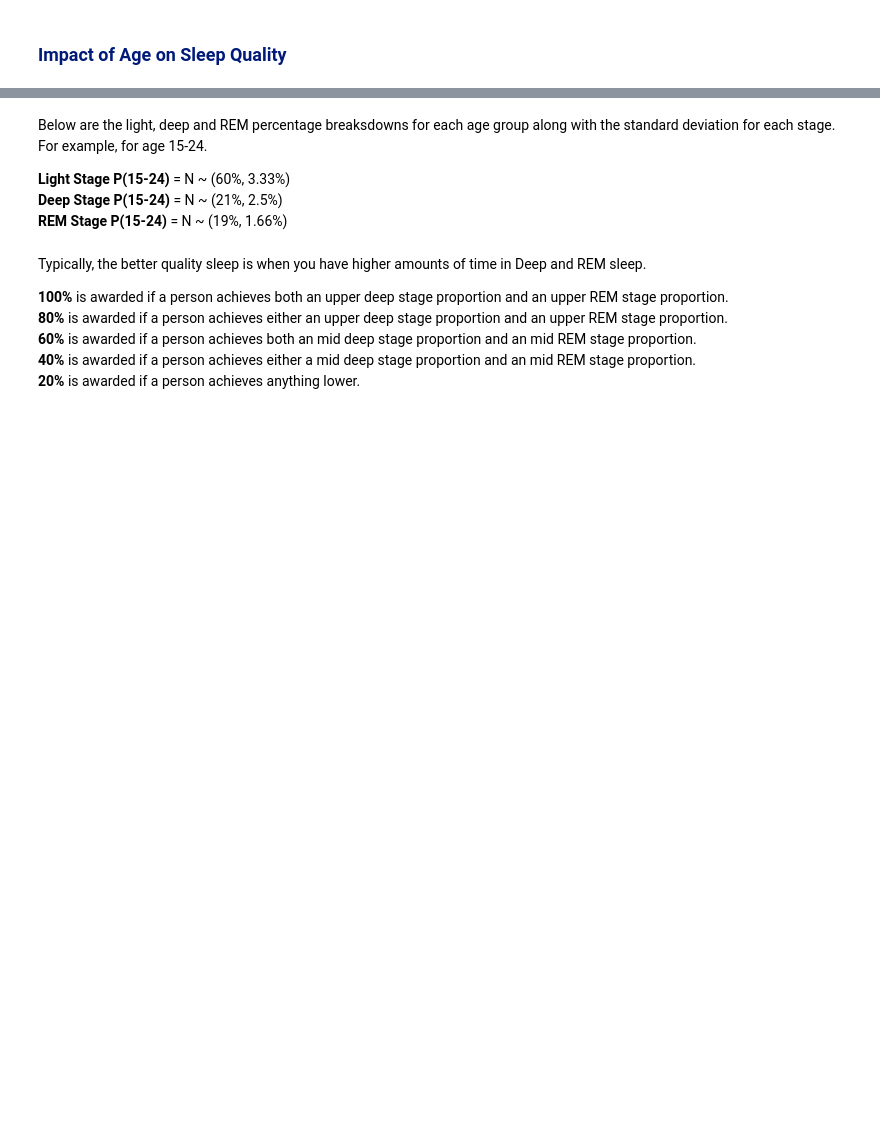
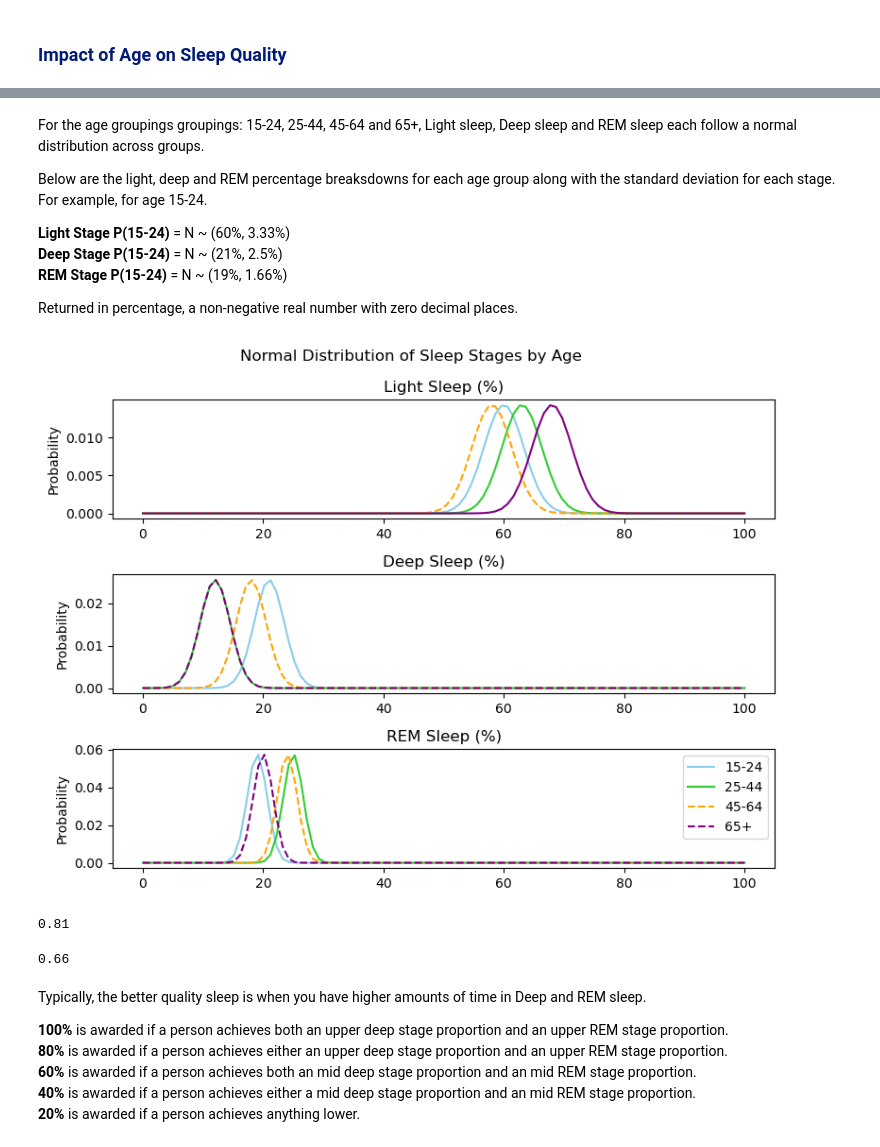
Before and after one commit to ShaneOG2/ProgrammingForDAp1, a Jupyter notebook: Simulation Notebook.ipynb, the cells around one changed output, grey strips where cells are left out. Drawn from its saved outputs; the diff is of its cells as text; code cells hidden in the pictures; blank space fills up the shorter version.

```diff
--- a/Simulation Notebook.ipynb
+++ b/Simulation Notebook.ipynb
@@ -342,8 +366,12 @@ In adults percentage of deep sleep and percentage of REM sleep decrease with age
 
 Quality looks at the relative distributions of the sleep stages - Light, Deep and REM Sleep.
 # %% [markdown]
+For the age groupings groupings: 15-24, 25-44, 45-64 and 65+, Light sleep, Deep sleep and REM sleep each follow a normal distribution across groups.
+
 Below are the light, deep and REM percentage breaksdowns for each age group along with the standard deviation for each stage. For example, for age 15-24. <br>
 
 **Light Stage P(15-24)** = N ~ (60%, 3.33%)<br>
 **Deep Stage P(15-24)** = N ~ (21%, 2.5%)<br>
 **REM Stage P(15-24)** = N ~ (19%, 1.66%)<br>
+
+Returned in percentage, a non-negative real number with zero decimal places.
@@ -350 +383,54 @@ Below are the light, deep and REM percentage breaksdowns for each age group alon
+# %%
+# Plot the normal distrution.
+normpdf = lambda mu, s, x: (1.0 / (2.0 * np.pi * s**2)) * np.exp(-((x - mu)**2)/(2 * s**2))
+
+x1 = np.linspace(0.0, 100.0, 100)
+
+light1 = normpdf(light_mu[0], sd[0], x1)
+light2 = normpdf(light_mu[1], sd[0], x1)
+light3 = normpdf(light_mu[2], sd[0], x1)
+light4 = normpdf(light_mu[3], sd[0], x1)
+# %%
+deep1 = normpdf(deep_mu[0], sd[1], x1)
+deep2 = normpdf(deep_mu[1], sd[1], x1)
+deep3 = normpdf(deep_mu[2], sd[1], x1)
+deep4 = normpdf(deep_mu[3], sd[1], x1)
+# %%
+rem1 = normpdf(rem_mu[0], sd[2], x1)
+rem2 = normpdf(rem_mu[1], sd[2], x1)
+rem3 = normpdf(rem_mu[2], sd[2], x1)
+rem4 = normpdf(rem_mu[3], sd[2], x1)
+# %%
+fig, axs = plt.subplots(3)
+fig.suptitle('Normal Distribution of Sleep Stages by Age')
+
+axs[0].plot(x1, light1, color = "skyblue", label = "15-24")
+axs[0].plot(x1, light2, color = "limegreen", label = "25-44")
+axs[0].plot(x1, light3, color = "orange", linestyle='dashed', label = "45-64")
+axs[0].plot(x1, light4, color = "purple", label = "65+")
+axs[0].set_title('Light Sleep (%)')
+
+axs[1].plot(x1, deep1, color = "skyblue", label = "15-24")
+axs[1].plot(x1, deep2, color = "limegreen", label = "25-44")
+axs[1].plot(x1, deep3, color = "orange", linestyle='dashed', label = "45-64")
+axs[1].plot(x1, deep4, color = "purple",linestyle='dashed', label = "65+")
+axs[1].set_title('Deep Sleep (%)')
+
+axs[2].plot(x1, rem1, color = "skyblue", label = "15-24")
+axs[2].plot(x1, rem2, color = "limegreen", label = "25-44")
+axs[2].plot(x1, rem3, color = "orange", linestyle='dashed', label = "45-64")
+axs[2].plot(x1, rem4, color = "purple",linestyle='dashed', label = "65+")
+axs[2].set_title('REM Sleep (%)')
+
+for ax in axs.flat:
+    ax.set(ylabel='Probability')
+
+fig.tight_layout()
+plt.legend()
+
+plt.show()
+
+#https://matplotlib.org/stable/gallery/subplots_axes_and_figures/subplots_demo.html
+# %% [output]
+[figure, added]
 # %%
@@ -380,6 +461,26 @@ def getSleepStages(age):
     adjusted_proportions = [light_prop, deep_prop, rem_prop]
 
     return adjusted_proportions
+# %%
+np.random.randint(80, 100)
+
+    # Based on age group select from Discrete Uniform Distribution
+    if choice_age_group == "15-24":
+        age = np.random.randint(15, 25)
+    elif choice_age_group == "25-44":
+        age = np.random.randint(25, 45)
+    elif choice_age_group == "45-64":
+        age = np.random.randint(45, 65)
+    elif choice_age_group == "65+":
+        age = np.random.randint(65, 85)
+    return age
+# %% [output]
+0.81
+# %%
+#np.random.randint(80, 100) / 100
+np.random.randint(60, 80) / 100
+# %% [output]
+0.66
 # %% [markdown]
 Typically, the better quality sleep is when you have higher amounts of time in Deep and REM sleep.
 
```
Also changed, not shown: parts of 42 cells of this notebook.
